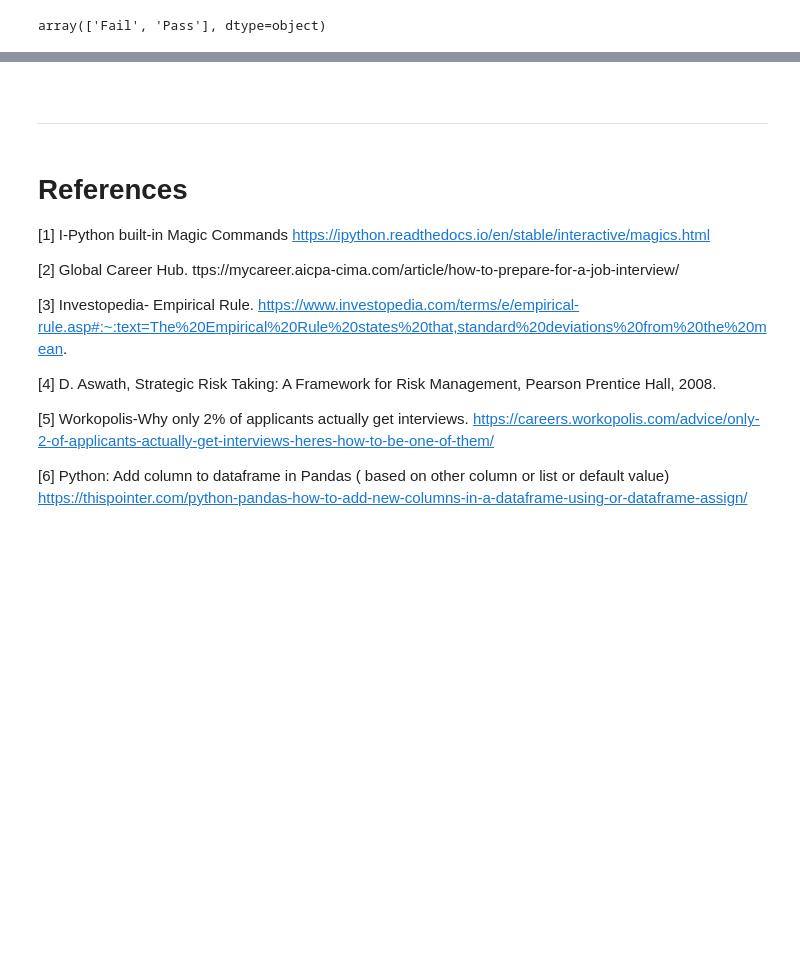
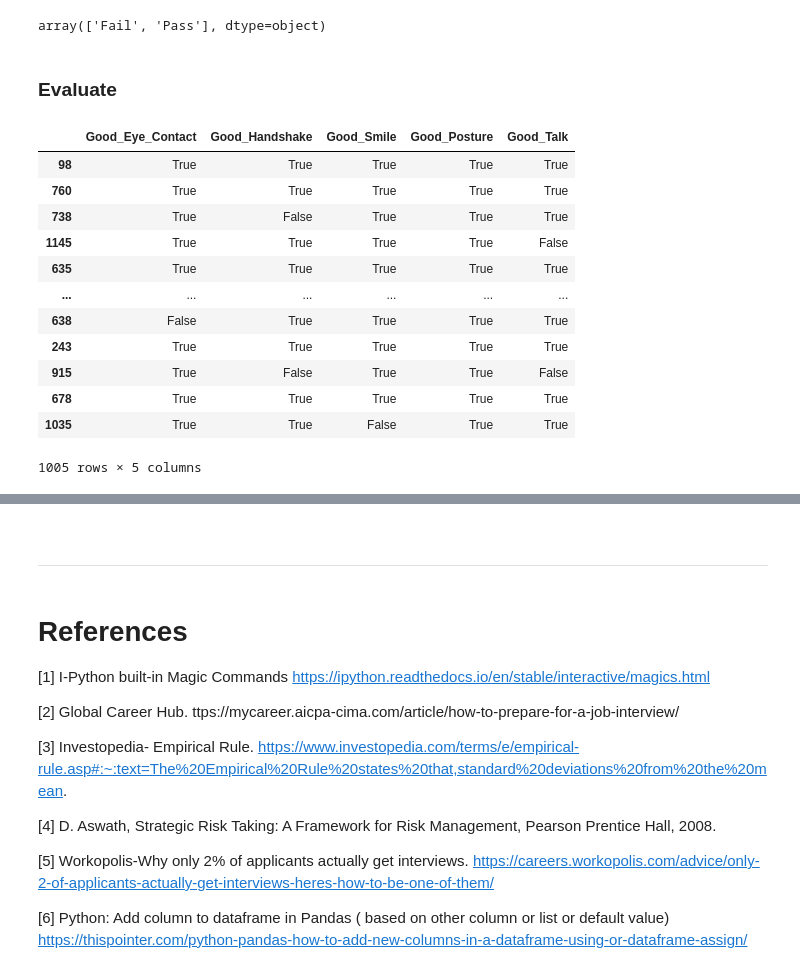
Before and after one commit to Deego88/Programming_for_Data_Analysis_Project_2020, a Jupyter notebook: Programming_for_Data_Analysis_Project_2020.ipynb, the cells around one changed output, grey strips where cells are left out. Cells and saved outputs as stored; diff of their text form; code cells hidden in the pictures; blank space fills up the shorter version.

```diff
--- a/Programming_for_Data_Analysis_Project_2020.ipynb
+++ b/Programming_for_Data_Analysis_Project_2020.ipynb
@@ -1072,3 +1086,5 @@ Name: 0, dtype: object
 knn.predict([[1,1,1,1,0],[1,1,1,1,1]])
 # %% [output]
 array(['Fail', 'Pass'], dtype=object)
+# %% [markdown]
+### Evaluate
@@ -1074,0 +1093,22 @@ array(['Fail', 'Pass'], dtype=object)
+# %%
+# take DF 1500 row, split into inputs & outputs
+# split it into 2 parts- inputs_train & outputs_train
+# puts rest of set into inputs_test & outputs_test sample size 33% (500)
+inputs_train, inputs_test, outputs_train, outputs_test = mod.train_test_split(inputs, outputs, test_size=0.33)
+# %%
+# we can see 1005 rows in which we haved trained on
+inputs_train
+# %% [output]
+|  | Good_Eye_Contact | Good_Handshake | Good_Smile | Good_Posture | Good_Talk |
+| 98 | True | True | True | True | True |
+| 760 | True | True | True | True | True |
+| 738 | True | False | True | True | True |
+| 1145 | True | True | True | True | False |
+| 635 | True | True | True | True | True |
+| ... | ... | ... | ... | ... | ... |
+| 638 | False | True | True | True | True |
+| 243 | True | True | True | True | True |
+| 915 | True | False | True | True | False |
+| 678 | True | True | True | True | True |
+| 1035 | True | True | False | True | True |
+1005 rows × 5 columns
```
Also changed, not shown: parts of 26 cells of this notebook.
